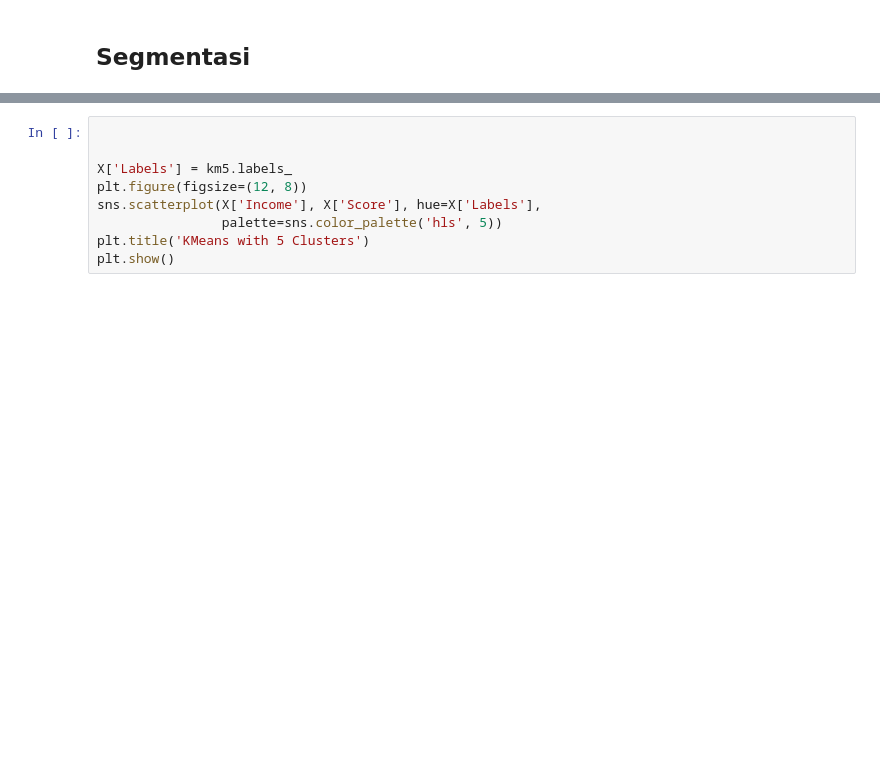
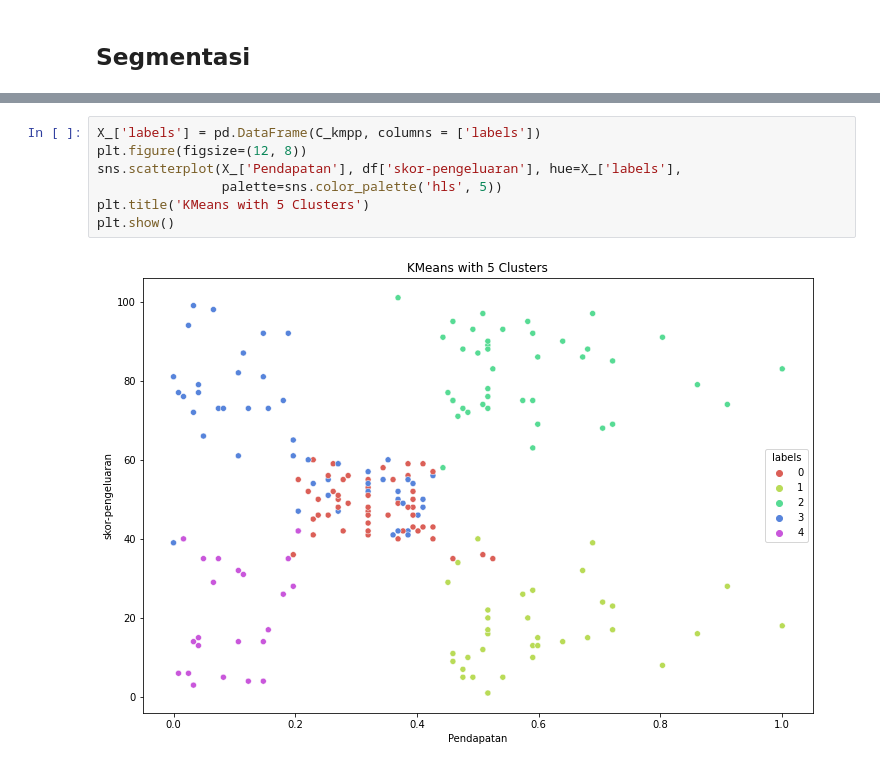
Before and after one commit to rizkyazriel/FlipClass-Data-Mining-2, a Jupyter notebook: Case_Study_Data_Mining_Kelompok_2.ipynb, the cells around one changed output, grey strips where cells are left out. Drawn from its saved outputs; the diff is of its cells as text; blank space fills up the shorter version.

```diff
--- a/Case_Study_Data_Mining_Kelompok_2.ipynb
+++ b/Case_Study_Data_Mining_Kelompok_2.ipynb
@@ -255,9 +309,9 @@ C_kmpp[:10]
 # %%
-
-
-X['Labels'] = km5.labels_
+X_['labels'] = pd.DataFrame(C_kmpp, columns = ['labels'])
 plt.figure(figsize=(12, 8))
-sns.scatterplot(X['Income'], X['Score'], hue=X['Labels'],
+sns.scatterplot(X_['Pendapatan'], df['skor-pengeluaran'], hue=X_['labels'],
                 palette=sns.color_palette('hls', 5))
 plt.title('KMeans with 5 Clusters')
 plt.show()
+# %% [output]
+[figure, added]
```
Also changed, not shown: parts of 12 cells of this notebook.
